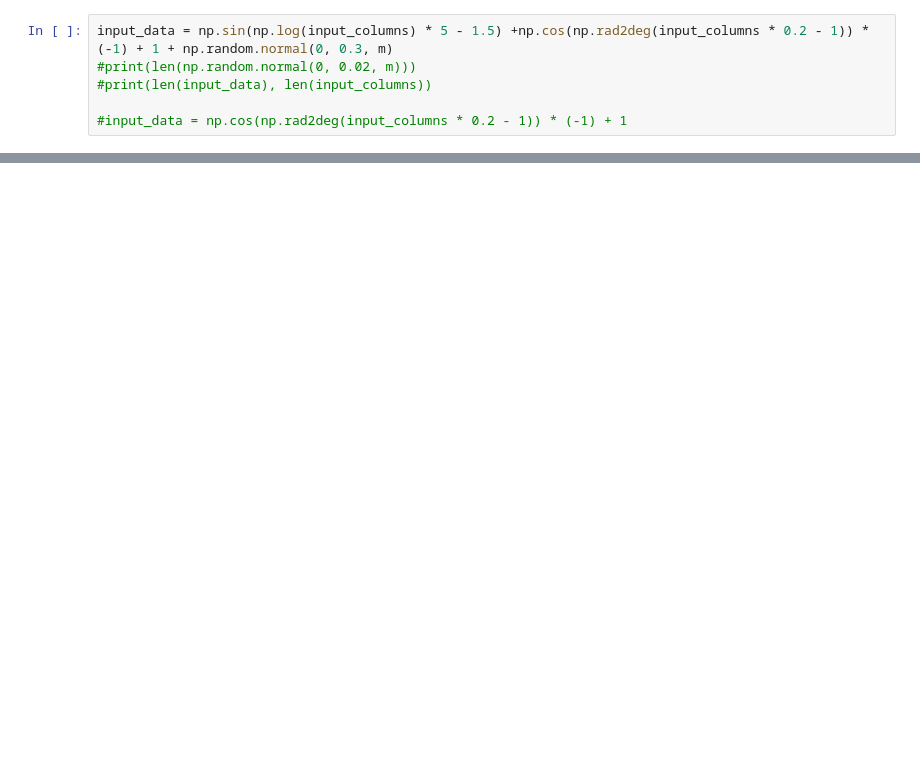
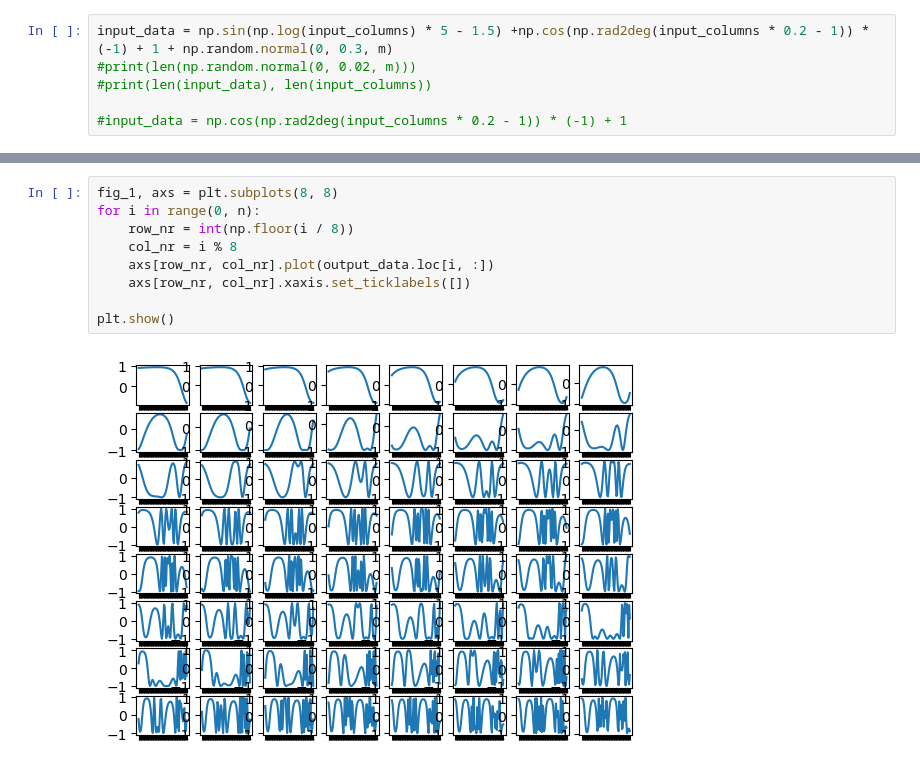
Before and after one commit to SvenNomm/lstm_replicant, a Jupyter notebook: synthetic_data_generator.ipynb, the cells around one changed output, grey strips where cells are left out. Cells and saved outputs as stored; diff of their text form; blank space fills up the shorter version.

```diff
--- a/synthetic_data_generator.ipynb
+++ b/synthetic_data_generator.ipynb
@@ -53,0 +91,11 @@ plt.plot(input_columns, output_data)
+# %%
+fig_1, axs = plt.subplots(8, 8)
+for i in range(0, n):
+    row_nr = int(np.floor(i / 8))
+    col_nr = i % 8
+    axs[row_nr, col_nr].plot(output_data.loc[i, :])
+    axs[row_nr, col_nr].xaxis.set_ticklabels([])
+
+plt.show()
+# %% [output]
+[figure, added]
```
Also changed, not shown: parts of 9 cells of this notebook.
